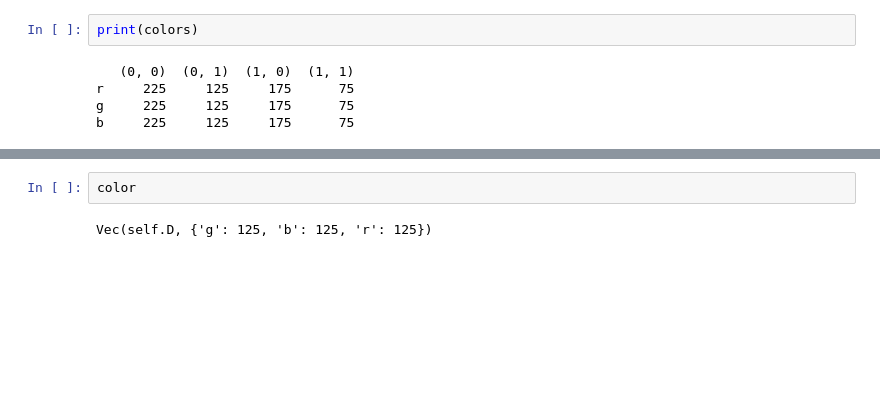
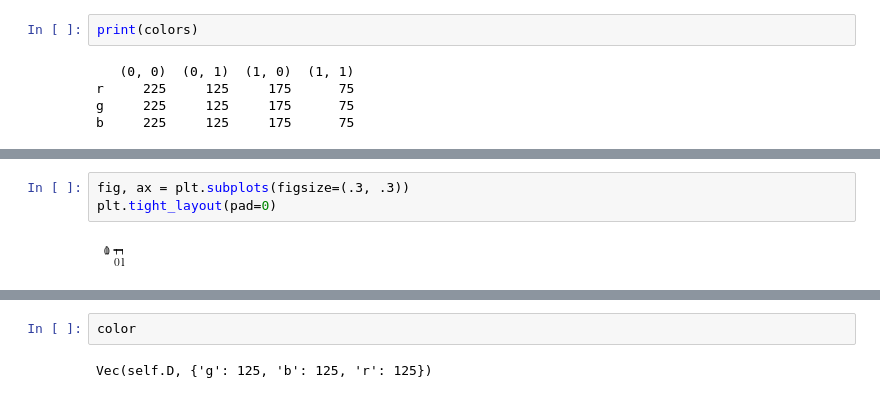
Before and after one commit to banbiossa/coding-the-matrix, a Jupyter notebook: notebooks/0.4_matrix.ipynb, the cells around one changed output, grey strips where cells are left out. Cells and saved outputs as stored; diff of their text form; blank space fills up the shorter version.

```diff
--- a/notebooks/0.4_matrix.ipynb
+++ b/notebooks/0.4_matrix.ipynb
@@ -130,0 +276,5 @@ b     225     125     175      75
+# %%
+fig, ax = plt.subplots(figsize=(.3, .3))
+plt.tight_layout(pad=0)
+# %% [output]
+[figure, added]
```
Also changed, not shown: parts of 34 cells of this notebook, 3 other files.
